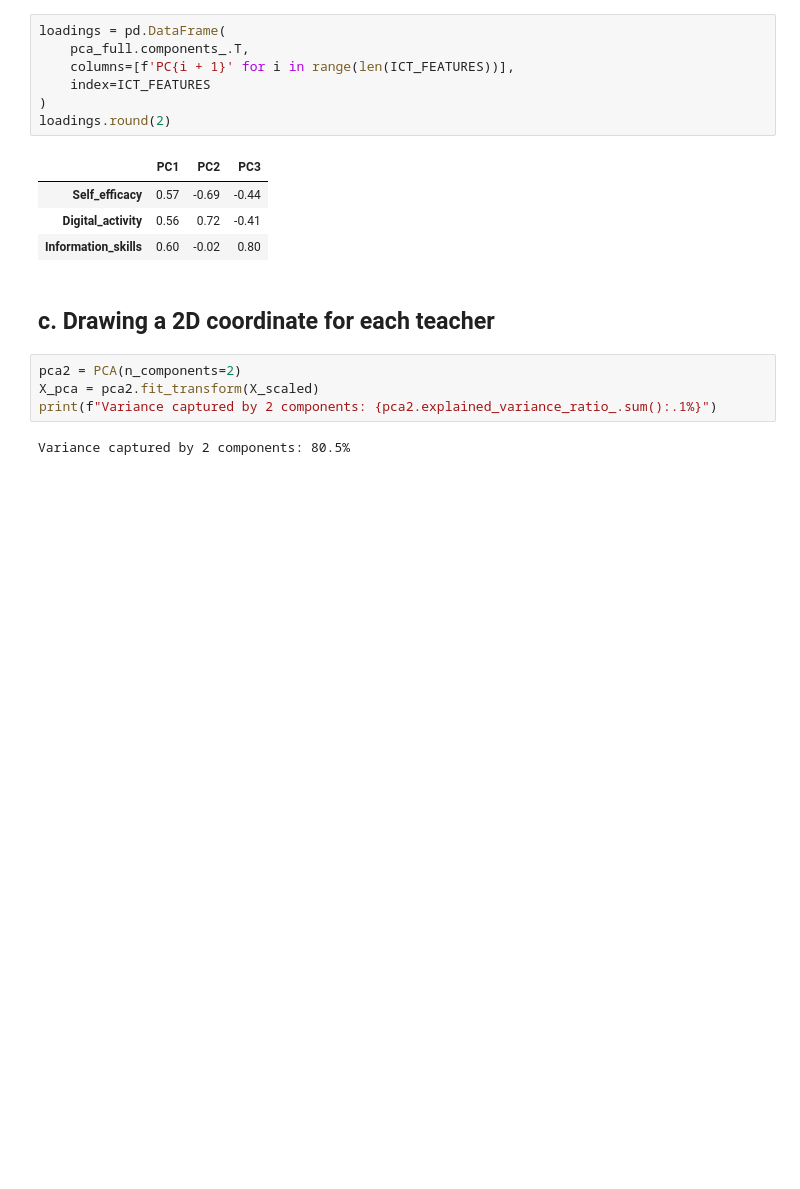
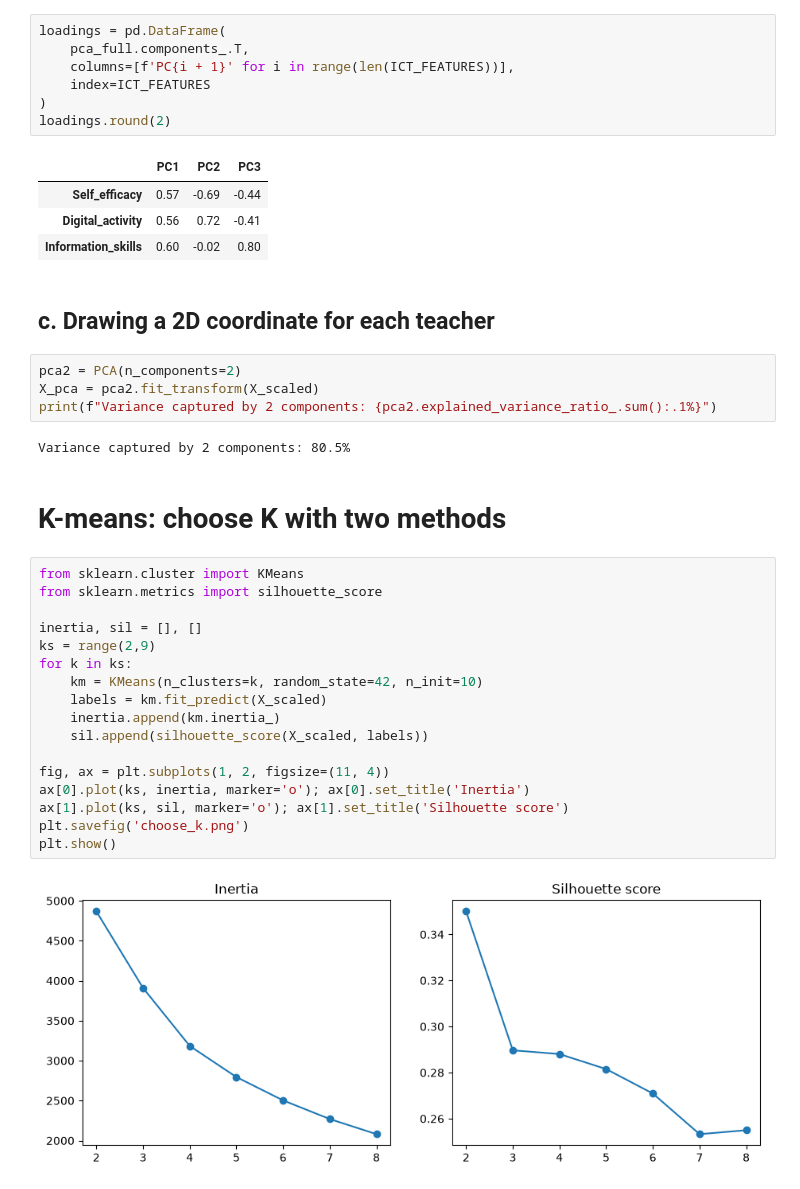
Before and after one commit to Kenchan-paradise/messy-data-eda, a Jupyter notebook: notebook.ipynb, the cells around one changed output. Saved outputs shown, nothing was run; the diff lists cells and outputs as text; blank space fills up the shorter version.

Commit message:
intertia & Silhouette plots added

```diff
--- a/notebook.ipynb
+++ b/notebook.ipynb
@@ -329,3 +329,24 @@ X_pca = pca2.fit_transform(X_scaled)
 print(f"Variance captured by 2 components: {pca2.explained_variance_ratio_.sum():.1%}")
 # %% [output]
 Variance captured by 2 components: 80.5%
+# %% [markdown]
+# K-means: choose K with two methods
+# %%
+from sklearn.cluster import KMeans
+from sklearn.metrics import silhouette_score
+
+inertia, sil = [], []
+ks = range(2,9)
+for k in ks:
+    km = KMeans(n_clusters=k, random_state=42, n_init=10)
+    labels = km.fit_predict(X_scaled)
+    inertia.append(km.inertia_)
+    sil.append(silhouette_score(X_scaled, labels))
+
+fig, ax = plt.subplots(1, 2, figsize=(11, 4))
+ax[0].plot(ks, inertia, marker='o'); ax[0].set_title('Inertia')
+ax[1].plot(ks, sil, marker='o'); ax[1].set_title('Silhouette score')
+plt.savefig('choose_k.png')
+plt.show()
+# %% [output]
+[figure, added]
```
Also changed, not shown: 2 other files.
